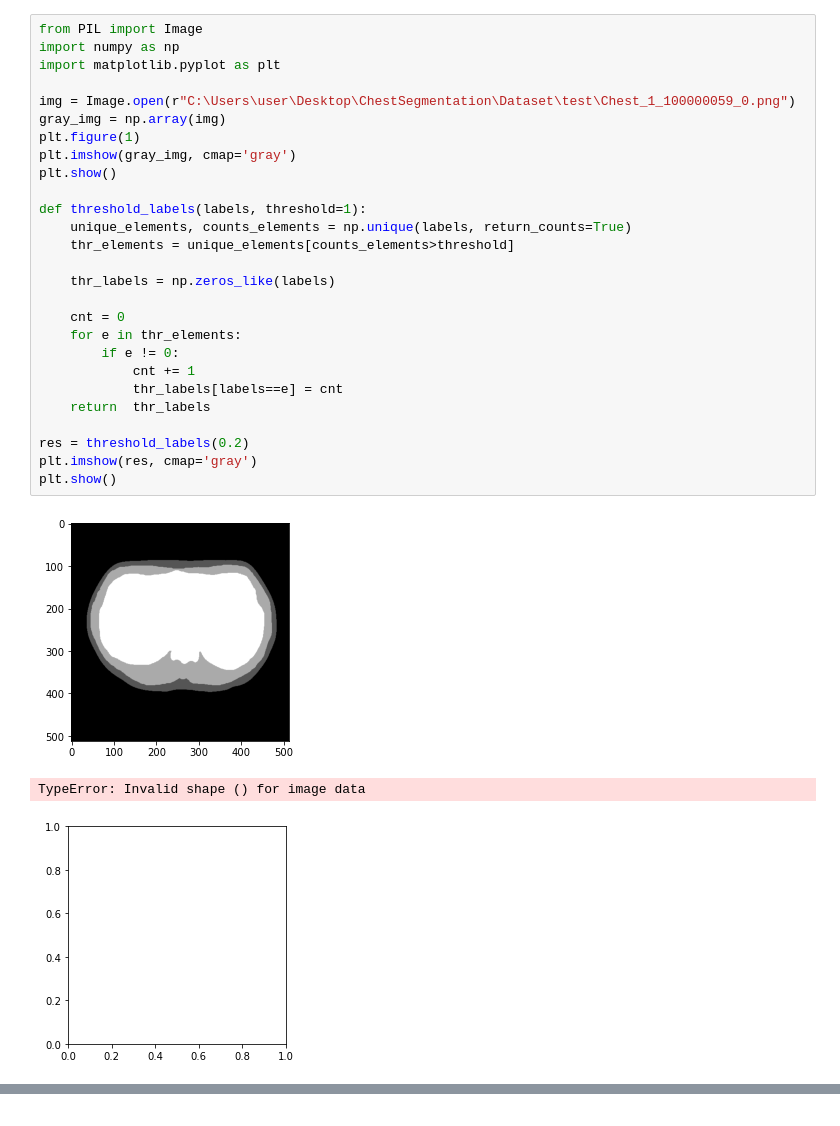
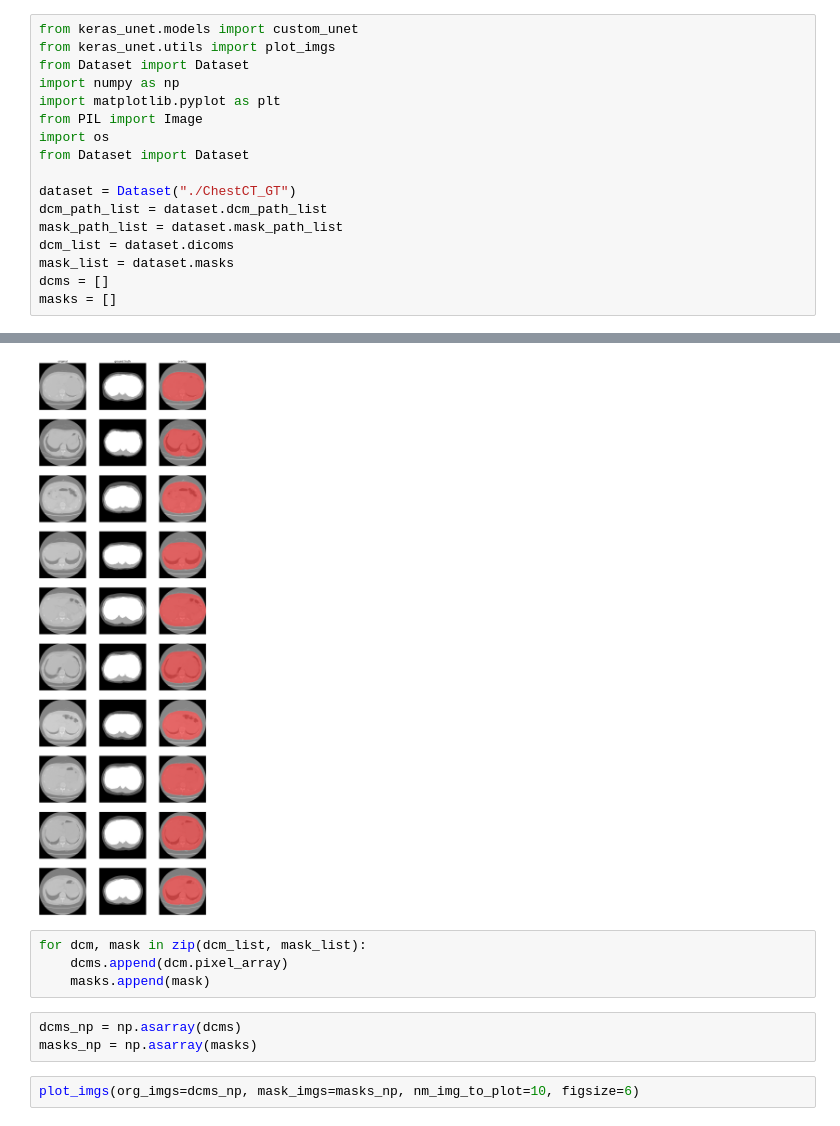
Before and after one commit to somgu/ChestSegmentation, a Jupyter notebook: demo.ipynb, the cells around one changed output, grey strips where cells are left out. Cells and saved outputs as stored; diff of their text form.

```diff
--- a/demo.ipynb
+++ b/demo.ipynb
@@ -1,31 +1,18 @@
-# %%
-from PIL import Image
-import numpy as np
-import matplotlib.pyplot as plt
-
-img = Image.open(r"C:\Users\user\Desktop\ChestSegmentation\Dataset\test\Chest_1_100000059_0.png")
-gray_img = np.array(img)
-plt.figure(1)
-plt.imshow(gray_img, cmap='gray')
-plt.show()
-
-def threshold_labels(labels, threshold=1):
-    unique_elements, counts_elements = np.unique(labels, return_counts=True)
-    thr_elements = unique_elements[counts_elements>threshold]
-
-    thr_labels = np.zeros_like(labels)
-
-    cnt = 0
-    for e in thr_elements:
-        if e != 0:
-            cnt += 1
-            thr_labels[labels==e] = cnt
-    return  thr_labels
-
-res = threshold_labels(0.2)
-plt.imshow(res, cmap='gray')
-plt.show()
-# %% [output]
-[figure, removed]
-TypeError: Invalid shape () for image data
-[figure, removed]
+# %%
+from keras_unet.models import custom_unet
+from keras_unet.utils import plot_imgs
+from Dataset import Dataset
+import numpy as np
+import matplotlib.pyplot as plt
+from PIL import Image
+import os
+from Dataset import Dataset
+
+dataset = Dataset("./ChestCT_GT")
+dcm_path_list = dataset.dcm_path_list
+mask_path_list = dataset.mask_path_list
+dcm_list = dataset.dicoms
+mask_list = dataset.masks
+dcms = []
+masks = []
+# %% [output]
@@ -31,0 +29,10 @@ TypeError: Invalid shape () for image data
+[figure, added]
+# %%
+for dcm, mask in zip(dcm_list, mask_list):
+    dcms.append(dcm.pixel_array)
+    masks.append(mask)
+# %%
+dcms_np = np.asarray(dcms)
+masks_np = np.asarray(masks)
+# %%
+plot_imgs(org_imgs=dcms_np, mask_imgs=masks_np, nm_img_to_plot=10, figsize=6)
```
Also changed, not shown: parts of 1 cell of this notebook, 2 other files.
